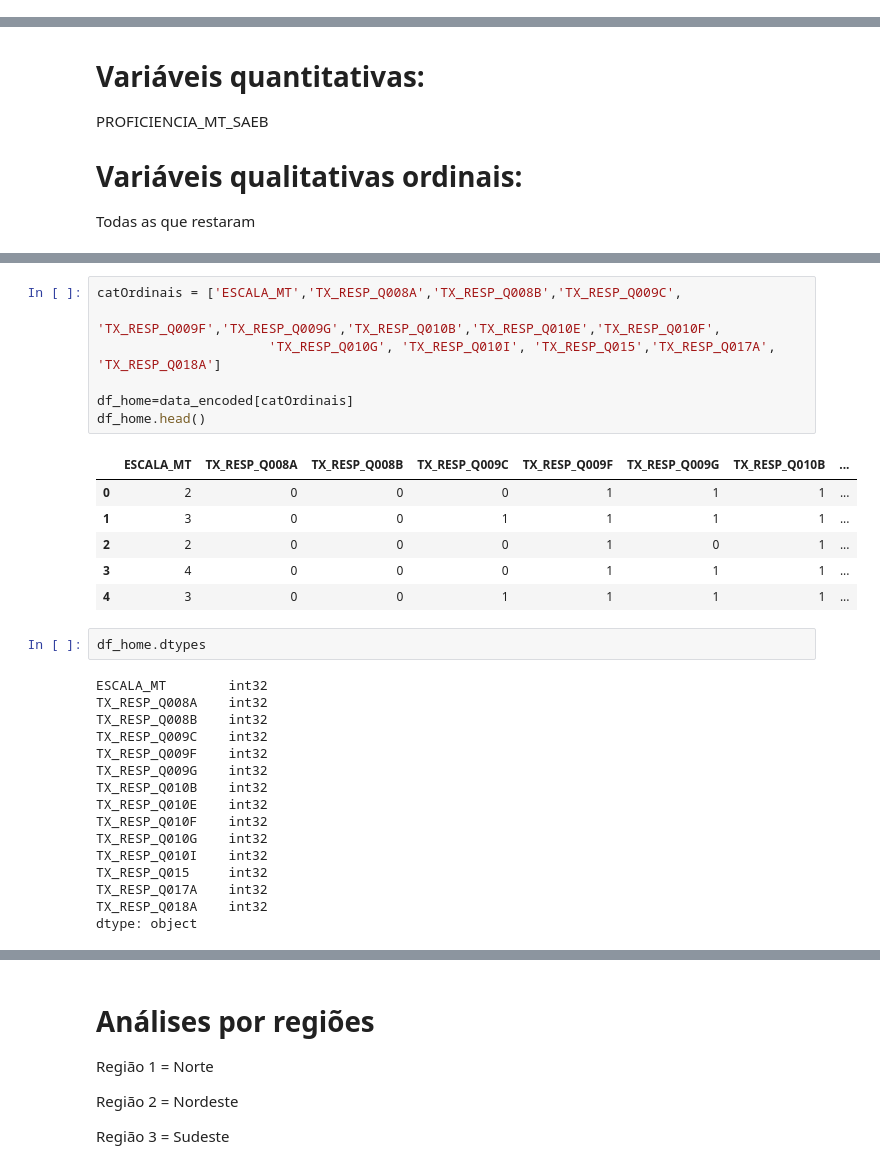
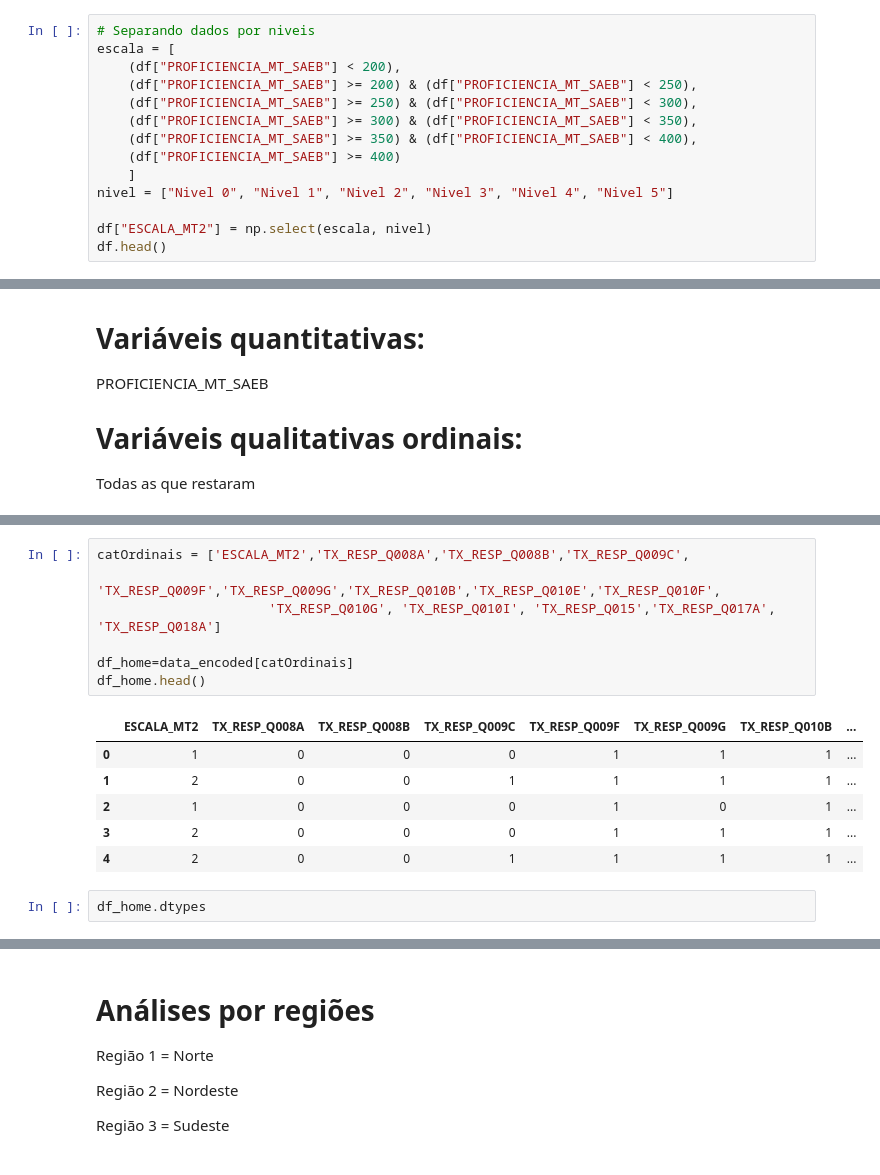
Before and after one commit to freitaasw/Analises_Saeb, a Jupyter notebook: Análises Saeb 2019/correlações/Questionário.ipynb, the cells around one changed output, grey strips where cells are left out. Cells and saved outputs as stored; diff of their text form.

```diff
--- a/Análises Saeb 2019/correlações/Questionário.ipynb
+++ b/Análises Saeb 2019/correlações/Questionário.ipynb
@@ -140,3 +136,17 @@ df.head()
 | 8 | 1 | 11 | 1100015 | 1 | 1 | 284.218609 | A | ... |
 | 13 | 1 | 11 | 1100015 | 1 | 1 | 266.029122 | A | ... |
 5 rows × 56 columns
+# %%
+# Separando dados por niveis
+escala = [
+    (df["PROFICIENCIA_MT_SAEB"] < 200),
+    (df["PROFICIENCIA_MT_SAEB"] >= 200) & (df["PROFICIENCIA_MT_SAEB"] < 250),
+    (df["PROFICIENCIA_MT_SAEB"] >= 250) & (df["PROFICIENCIA_MT_SAEB"] < 300),
+    (df["PROFICIENCIA_MT_SAEB"] >= 300) & (df["PROFICIENCIA_MT_SAEB"] < 350),
+    (df["PROFICIENCIA_MT_SAEB"] >= 350) & (df["PROFICIENCIA_MT_SAEB"] < 400),
+    (df["PROFICIENCIA_MT_SAEB"] >= 400)
+    ]
+nivel = ["Nivel 0", "Nivel 1", "Nivel 2", "Nivel 3", "Nivel 4", "Nivel 5"]
+
+df["ESCALA_MT2"] = np.select(escala, nivel)
+df.head()
@@ -253,35 +264,19 @@ df_analise.corr(method='spearman')
 # %%
-catOrdinais = ['ESCALA_MT','TX_RESP_Q008A','TX_RESP_Q008B','TX_RESP_Q009C',
+catOrdinais = ['ESCALA_MT2','TX_RESP_Q008A','TX_RESP_Q008B','TX_RESP_Q009C',
                        'TX_RESP_Q009F','TX_RESP_Q009G','TX_RESP_Q010B','TX_RESP_Q010E','TX_RESP_Q010F',
                       'TX_RESP_Q010G', 'TX_RESP_Q010I', 'TX_RESP_Q015','TX_RESP_Q017A', 'TX_RESP_Q018A']
 
 df_home=data_encoded[catOrdinais]
 df_home.head()
 # %% [output]
-|  | ESCALA_MT | TX_RESP_Q008A | TX_RESP_Q008B | TX_RESP_Q009C | TX_RESP_Q009F | TX_RESP_Q009G | TX_RESP_Q010B | ... |
-| 0 | 2 | 0 | 0 | 0 | 1 | 1 | 1 | ... |
-| 1 | 3 | 0 | 0 | 1 | 1 | 1 | 1 | ... |
-| 2 | 2 | 0 | 0 | 0 | 1 | 0 | 1 | ... |
-| 3 | 4 | 0 | 0 | 0 | 1 | 1 | 1 | ... |
-| 4 | 3 | 0 | 0 | 1 | 1 | 1 | 1 | ... |
+|  | ESCALA_MT2 | TX_RESP_Q008A | TX_RESP_Q008B | TX_RESP_Q009C | TX_RESP_Q009F | TX_RESP_Q009G | TX_RESP_Q010B | ... |
+| 0 | 1 | 0 | 0 | 0 | 1 | 1 | 1 | ... |
+| 1 | 2 | 0 | 0 | 1 | 1 | 1 | 1 | ... |
+| 2 | 1 | 0 | 0 | 0 | 1 | 0 | 1 | ... |
+| 3 | 2 | 0 | 0 | 0 | 1 | 1 | 1 | ... |
+| 4 | 2 | 0 | 0 | 1 | 1 | 1 | 1 | ... |
 # %%
 df_home.dtypes
-# %% [output]
-ESCALA_MT        int32
-TX_RESP_Q008A    int32
-TX_RESP_Q008B    int32
-TX_RESP_Q009C    int32
-TX_RESP_Q009F    int32
-TX_RESP_Q009G    int32
-TX_RESP_Q010B    int32
-TX_RESP_Q010E    int32
-TX_RESP_Q010F    int32
-TX_RESP_Q010G    int32
-TX_RESP_Q010I    int32
-TX_RESP_Q015     int32
-TX_RESP_Q017A    int32
-TX_RESP_Q018A    int32
-dtype: object
 # %%
 from scipy.stats.stats import spearmanr
 
```
Also changed, not shown: parts of 42 cells of this notebook.
